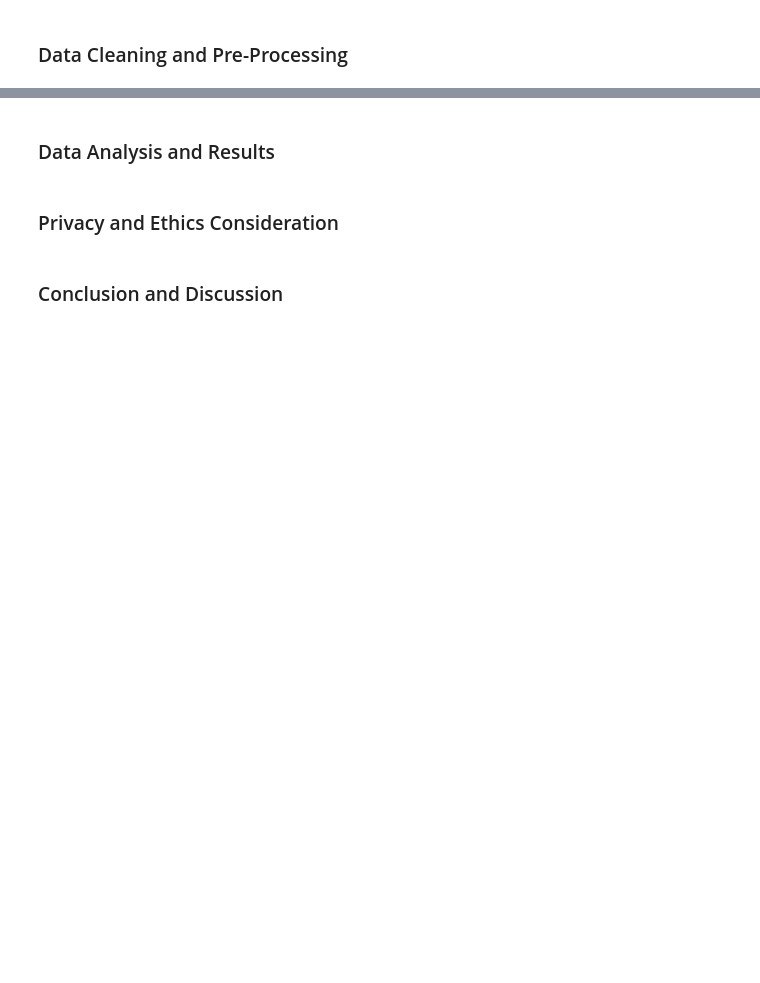
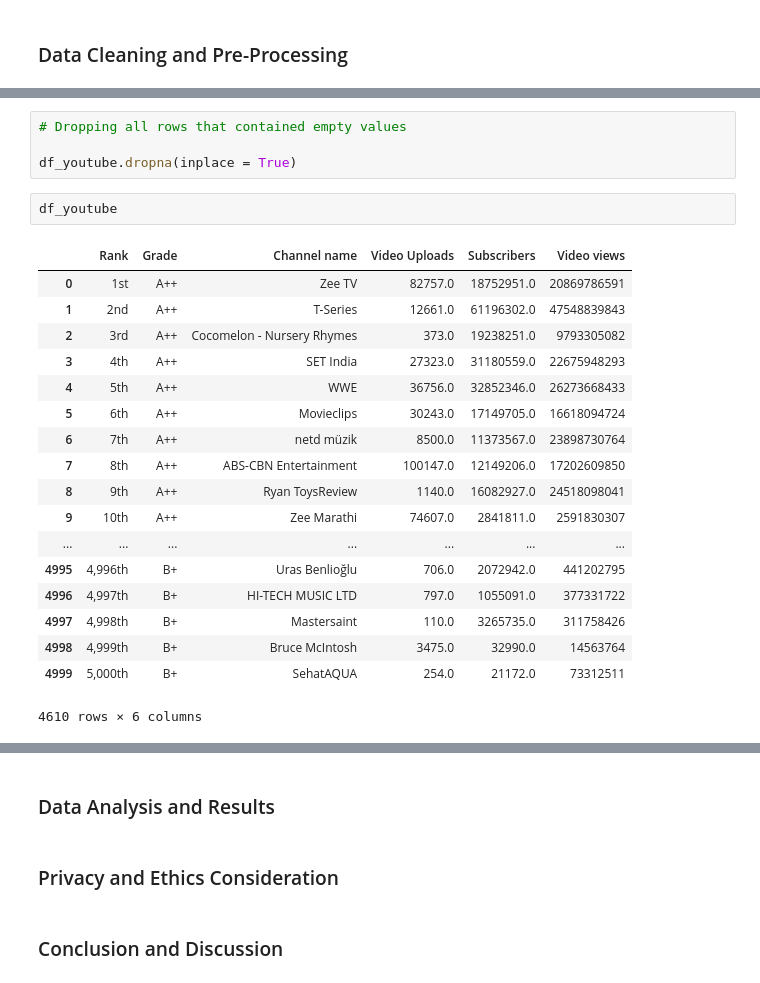
Before and after one commit to lcmendoza/Projects, a Jupyter notebook: FinalProject.ipynb, the cells around one changed output, grey strips where cells are left out. Drawn from its saved outputs; the diff is of its cells as text; blank space fills up the shorter version.

```diff
--- a/FinalProject.ipynb
+++ b/FinalProject.ipynb
@@ -51,0 +54,25 @@ df
+# %%
+# Dropping all rows that contained empty values
+
+df_youtube.dropna(inplace = True)
+# %%
+df_youtube
+# %% [output]
+|  | Rank | Grade | Channel name | Video Uploads | Subscribers | Video views |
+| 0 | 1st | A++ | Zee TV | 82757.0 | 18752951.0 | 20869786591 |
+| 1 | 2nd | A++ | T-Series | 12661.0 | 61196302.0 | 47548839843 |
+| 2 | 3rd | A++ | Cocomelon - Nursery Rhymes | 373.0 | 19238251.0 | 9793305082 |
+| 3 | 4th | A++ | SET India | 27323.0 | 31180559.0 | 22675948293 |
+| 4 | 5th | A++ | WWE | 36756.0 | 32852346.0 | 26273668433 |
+| 5 | 6th | A++ | Movieclips | 30243.0 | 17149705.0 | 16618094724 |
+| 6 | 7th | A++ | netd müzik | 8500.0 | 11373567.0 | 23898730764 |
+| 7 | 8th | A++ | ABS-CBN Entertainment | 100147.0 | 12149206.0 | 17202609850 |
+| 8 | 9th | A++ | Ryan ToysReview | 1140.0 | 16082927.0 | 24518098041 |
+| 9 | 10th | A++ | Zee Marathi | 74607.0 | 2841811.0 | 2591830307 |
+| ... | ... | ... | ... | ... | ... | ... |
+| 4995 | 4,996th | B+ | Uras Benlioğlu | 706.0 | 2072942.0 | 441202795 |
+| 4996 | 4,997th | B+ | HI-TECH MUSIC LTD | 797.0 | 1055091.0 | 377331722 |
+| 4997 | 4,998th | B+ | Mastersaint | 110.0 | 3265735.0 | 311758426 |
+| 4998 | 4,999th | B+ | Bruce McIntosh | 3475.0 | 32990.0 | 14563764 |
+| 4999 | 5,000th | B+ | SehatAQUA | 254.0 | 21172.0 | 73312511 |
+4610 rows × 6 columns
```
Also changed, not shown: parts of 9 cells of this notebook.
